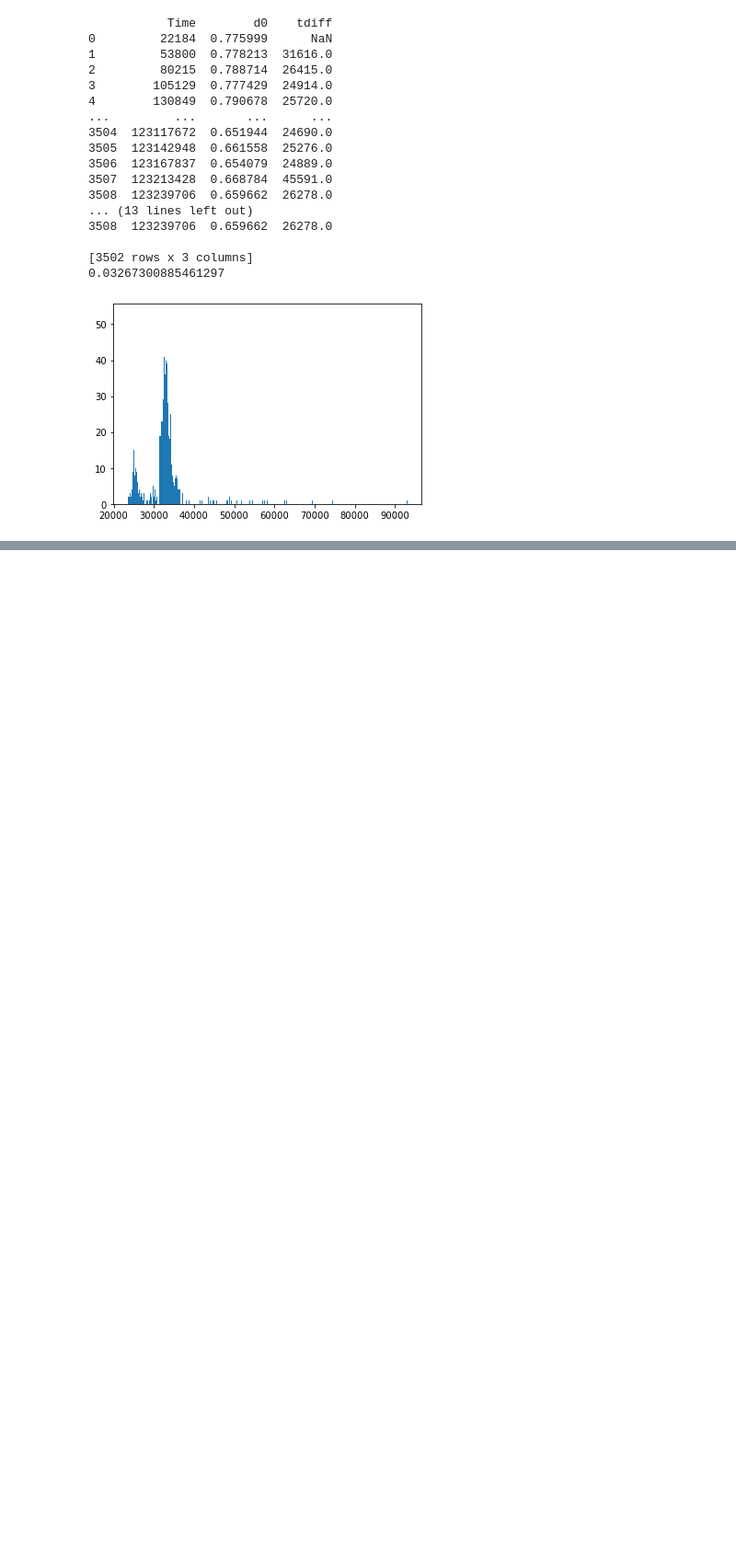
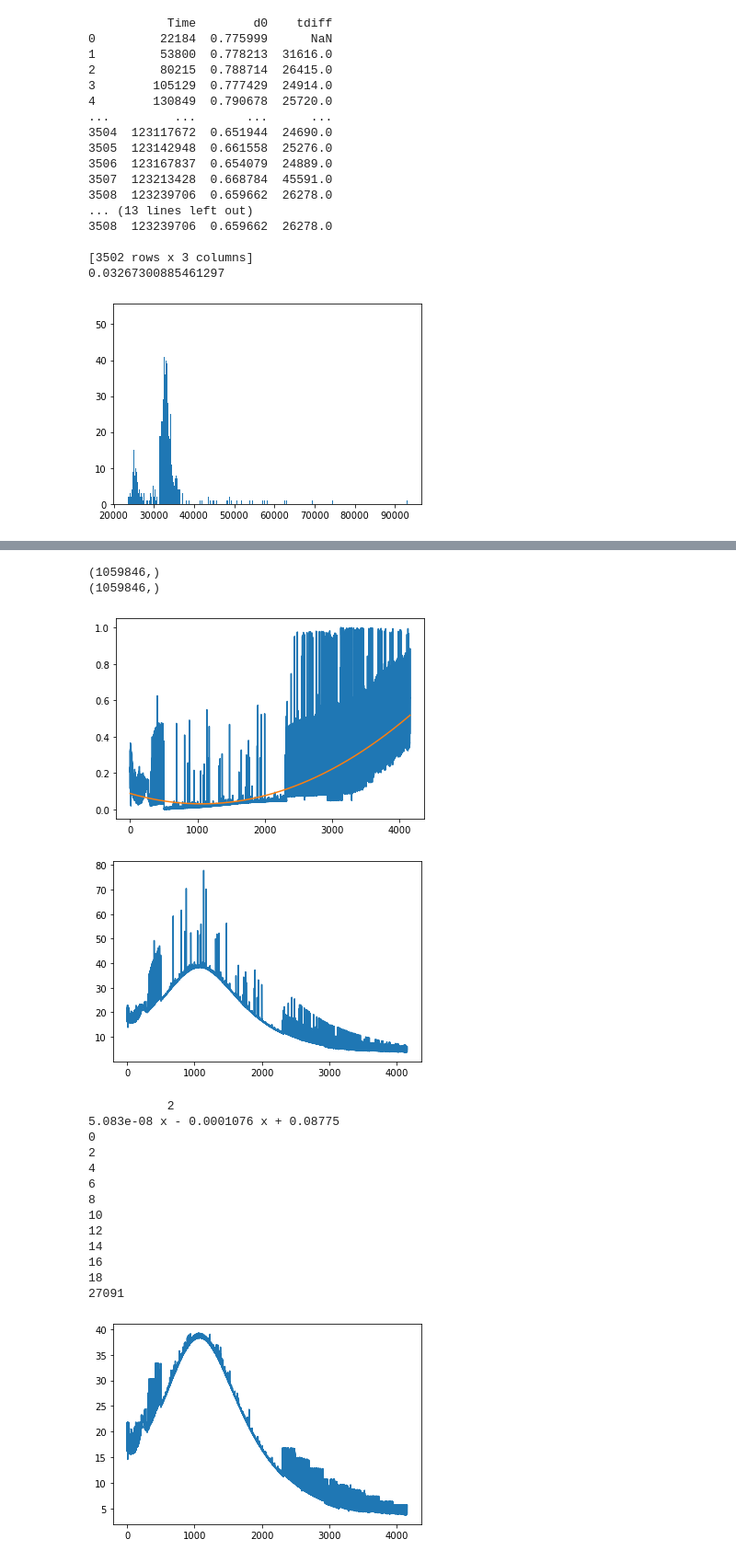
Before and after one commit to AmeVel2040/eclipseAmeyaSharing, a Jupyter notebook: InitialSpectogramAnalysis6-13-22.ipynb, the cells around one changed output, grey strips where cells are left out. Shown at 92% size. Saved outputs shown, nothing was run; the diff lists cells and outputs as text; code cells hidden in the pictures; blank space fills up the shorter version.

```diff
--- a/InitialSpectogramAnalysis6-13-22.ipynb
+++ b/InitialSpectogramAnalysis6-13-22.ipynb
@@ -167,0 +321,21 @@ Text(0.5, 0, 'Time [s]')
+# %%
+genthePlots(dfnonzero.iloc[:,1].values,dfnonzero.iloc[:,4].values,0,600,100,20,2,2)
+# %% [output]
+(1059846,)
+(1059846,)
+[figure, added]
+[figure, added]
+           2
+5.083e-08 x - 0.0001076 x + 0.08775
+0
+2
+4
+6
+8
+10
+12
+14
+16
+18
+27091
+[figure, added]
```
Also changed, not shown: parts of 18 cells of this notebook.
